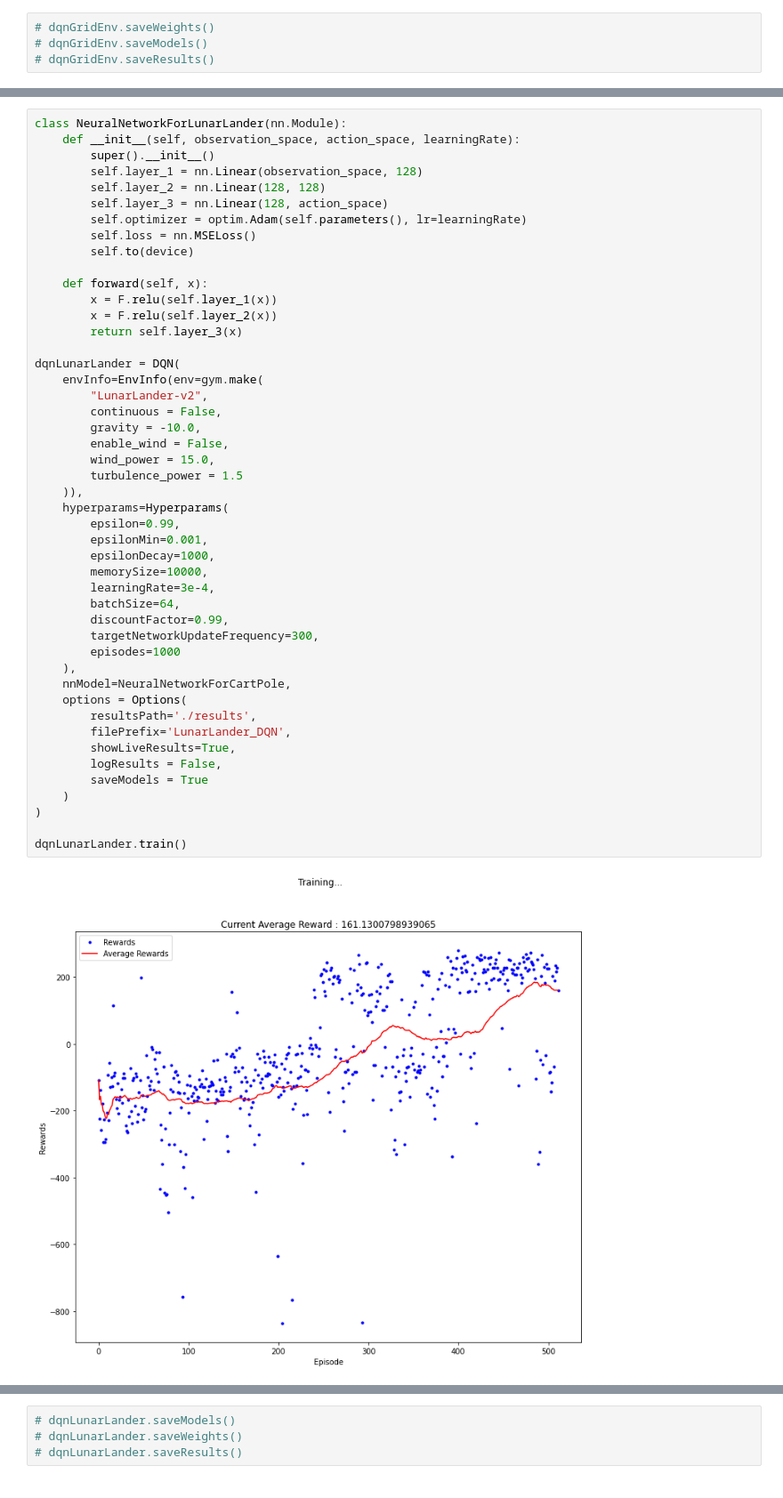
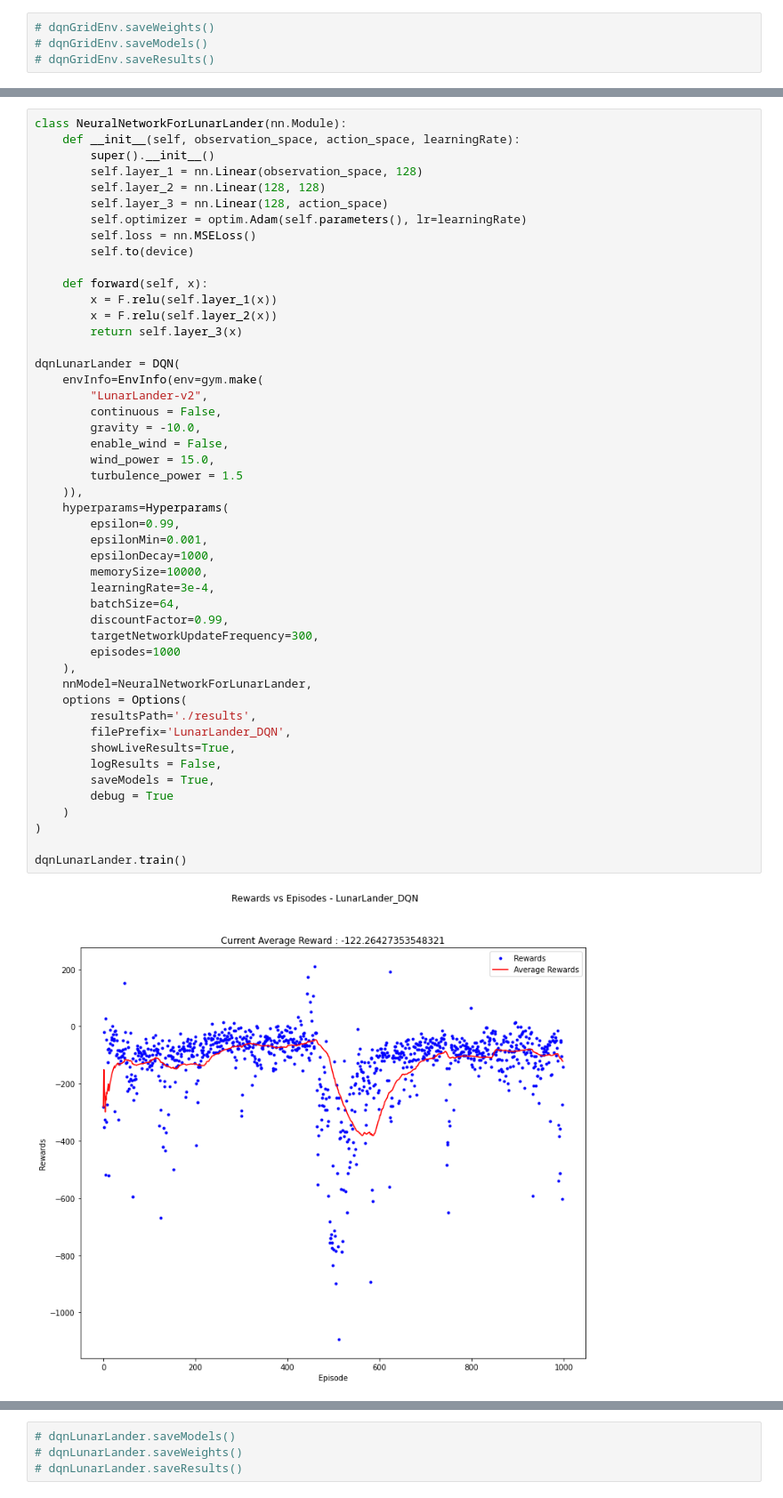
Before and after one commit to Pranomvignesh/UB_CSE546_RL_Assignment_2, a Jupyter notebook: FinalRun.ipynb, the cells around one changed output, grey strips where cells are left out. Shown at 89% size. Saved outputs shown, nothing was run; the diff lists cells and outputs as text.

```diff
--- a/FinalRun.ipynb
+++ b/FinalRun.ipynb
@@ -187,33 +195,34 @@ class NeuralNetworkForLunarLander(nn.Module):
 dqnLunarLander = DQN(
     envInfo=EnvInfo(env=gym.make(
         "LunarLander-v2",
         continuous = False,
         gravity = -10.0,
         enable_wind = False,
         wind_power = 15.0,
         turbulence_power = 1.5
     )),
     hyperparams=Hyperparams(
         epsilon=0.99,
         epsilonMin=0.001,
         epsilonDecay=1000,
         memorySize=10000,
         learningRate=3e-4,
         batchSize=64,
         discountFactor=0.99,
         targetNetworkUpdateFrequency=300,
         episodes=1000
     ),
-    nnModel=NeuralNetworkForCartPole,
+    nnModel=NeuralNetworkForLunarLander,
     options = Options(
         resultsPath='./results',
         filePrefix='LunarLander_DQN',
         showLiveResults=True,
         logResults = False,
-        saveModels = True
+        saveModels = True,
+        debug = True
     )
 )
 
 dqnLunarLander.train()
 # %% [output]
-[figure, old version]
+[figure, new version]
```
Also changed, not shown: parts of 12 cells of this notebook, 13 other files.
